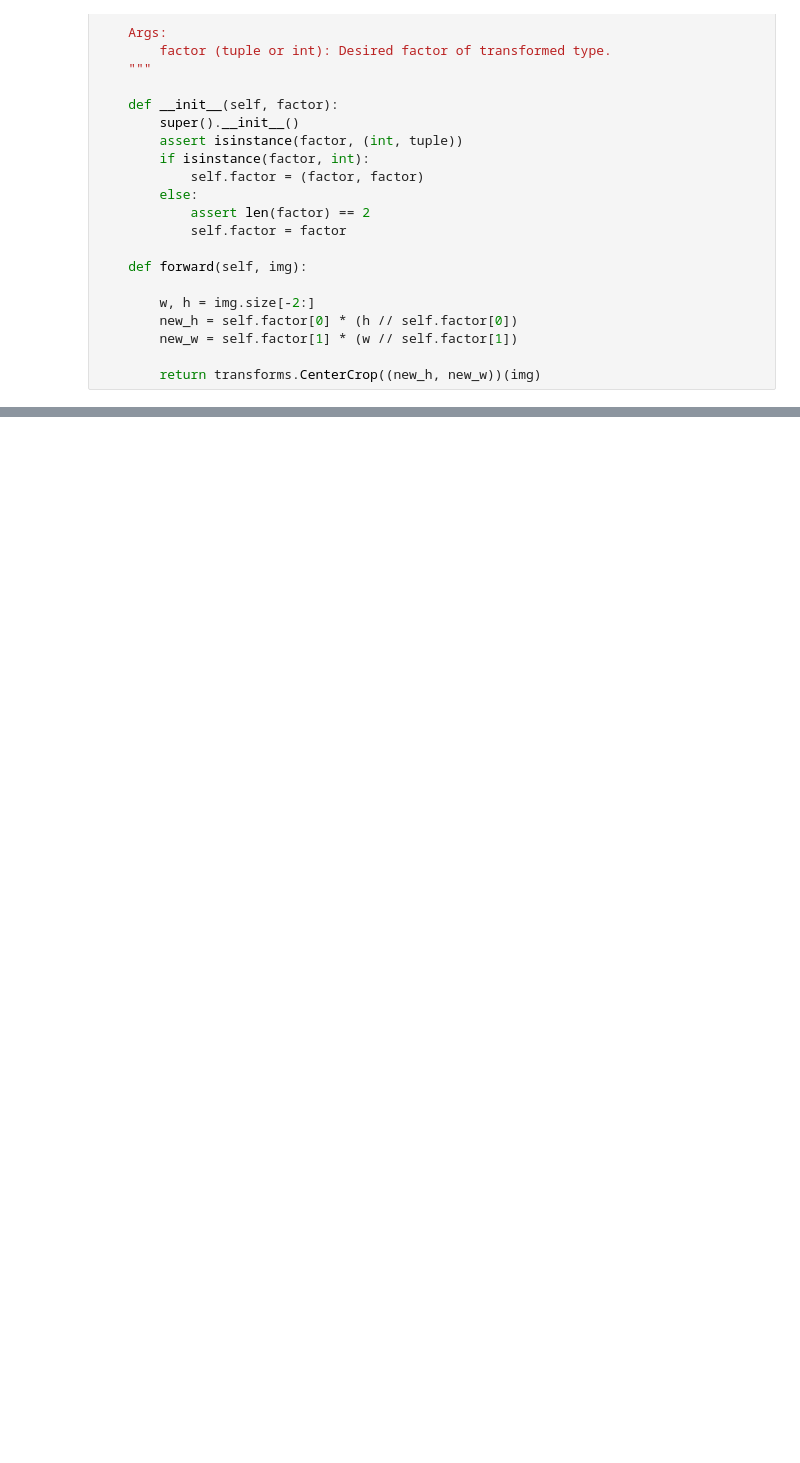
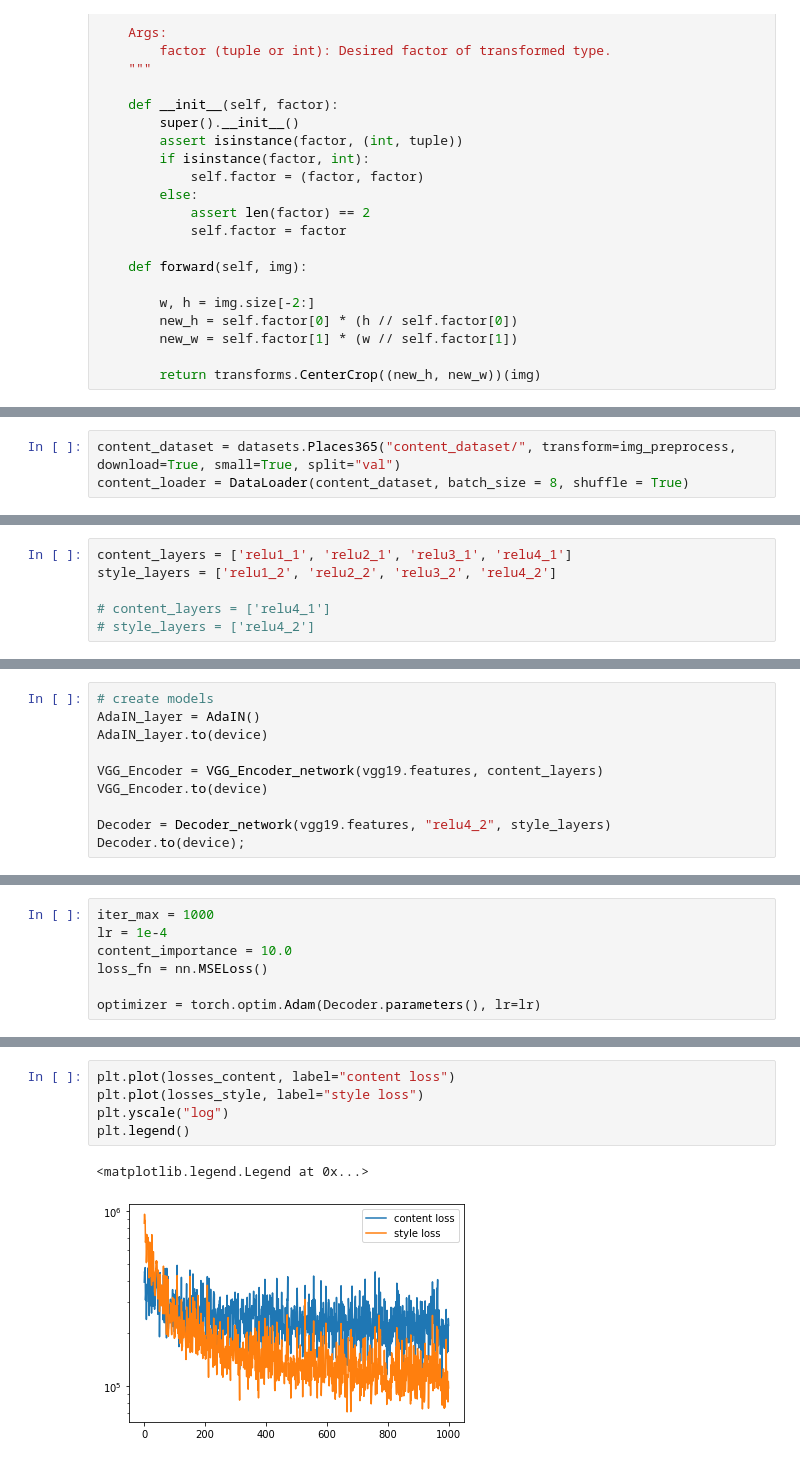
Before and after one commit to baronefr/neural-style-transfer, a Jupyter notebook: Huang_implementation.ipynb, the cells around one changed output, grey strips where cells are left out. Cells and saved outputs as stored; diff of their text form; blank space fills up the shorter version.

```diff
--- a/Huang_implementation.ipynb
+++ b/Huang_implementation.ipynb
@@ -545,0 +479,3 @@ tens2pil(T_c_s)
+# %%
+content_dataset = datasets.Places365("content_dataset/", transform=img_preprocess, download=True, small=True, split="val")
+content_loader = DataLoader(content_dataset, batch_size = 8, shuffle = True)
@@ -545,0 +493,6 @@ tens2pil(T_c_s)
+# %%
+content_layers = ['relu1_1', 'relu2_1', 'relu3_1', 'relu4_1']
+style_layers = ['relu1_2', 'relu2_2', 'relu3_2', 'relu4_2']
+
+# content_layers = ['relu4_1']
+# style_layers = ['relu4_2']
@@ -545,0 +504,10 @@ tens2pil(T_c_s)
+# %%
+# create models
+AdaIN_layer = AdaIN()
+AdaIN_layer.to(device)
+
+VGG_Encoder = VGG_Encoder_network(vgg19.features, content_layers)
+VGG_Encoder.to(device)
+
+Decoder = Decoder_network(vgg19.features, "relu4_2", style_layers)
+Decoder.to(device);
@@ -545,0 +516,7 @@ tens2pil(T_c_s)
+# %%
+iter_max = 1000
+lr = 1e-4
+content_importance = 10.0
+loss_fn = nn.MSELoss()
+
+optimizer = torch.optim.Adam(Decoder.parameters(), lr=lr)
@@ -545,0 +590,8 @@ tens2pil(T_c_s)
+# %%
+plt.plot(losses_content, label="content loss")
+plt.plot(losses_style, label="style loss")
+plt.yscale("log")
+plt.legend()
+# %% [output]
+<matplotlib.legend.Legend at 0x...>
+[figure, added]
```
Also changed, not shown: parts of 44 cells of this notebook.
